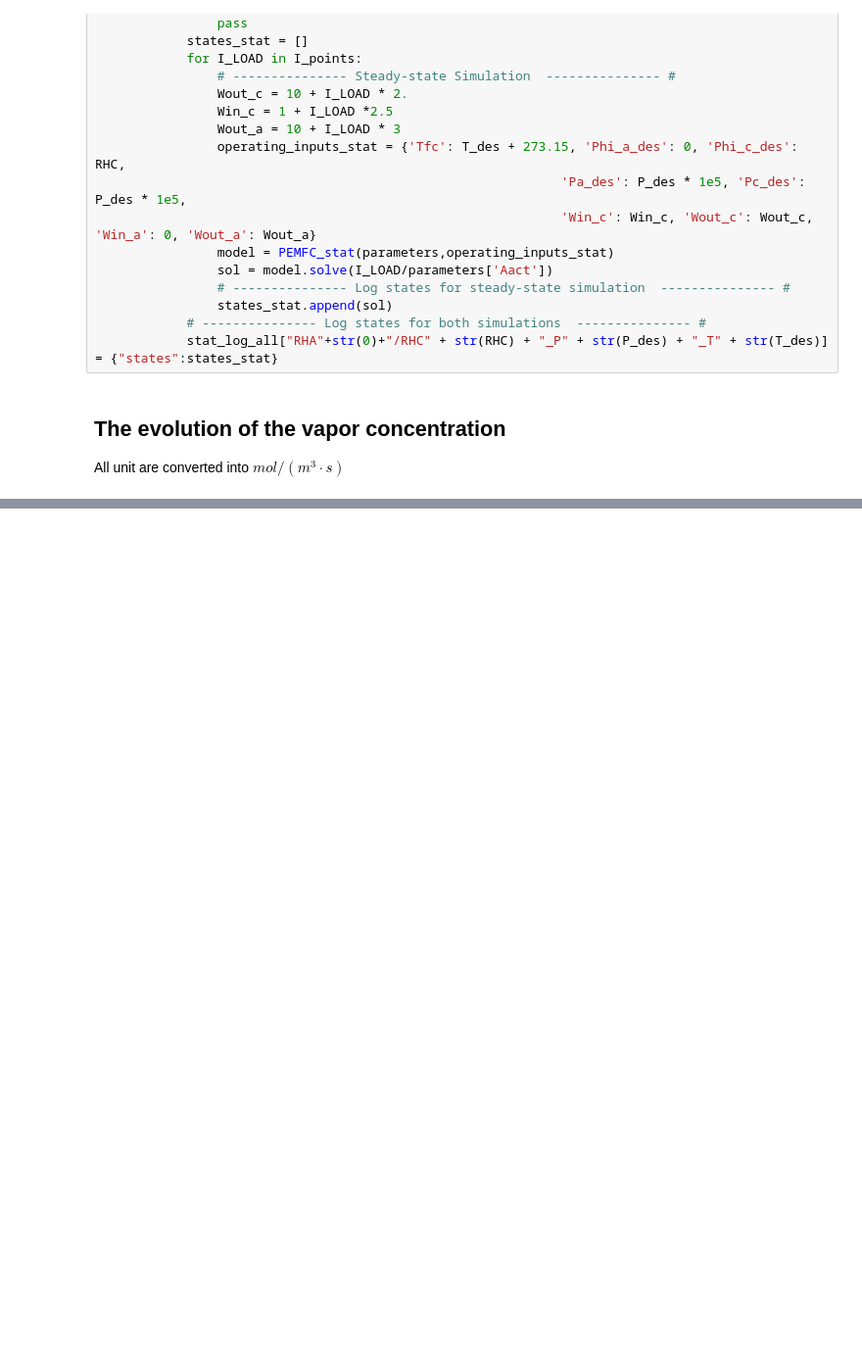
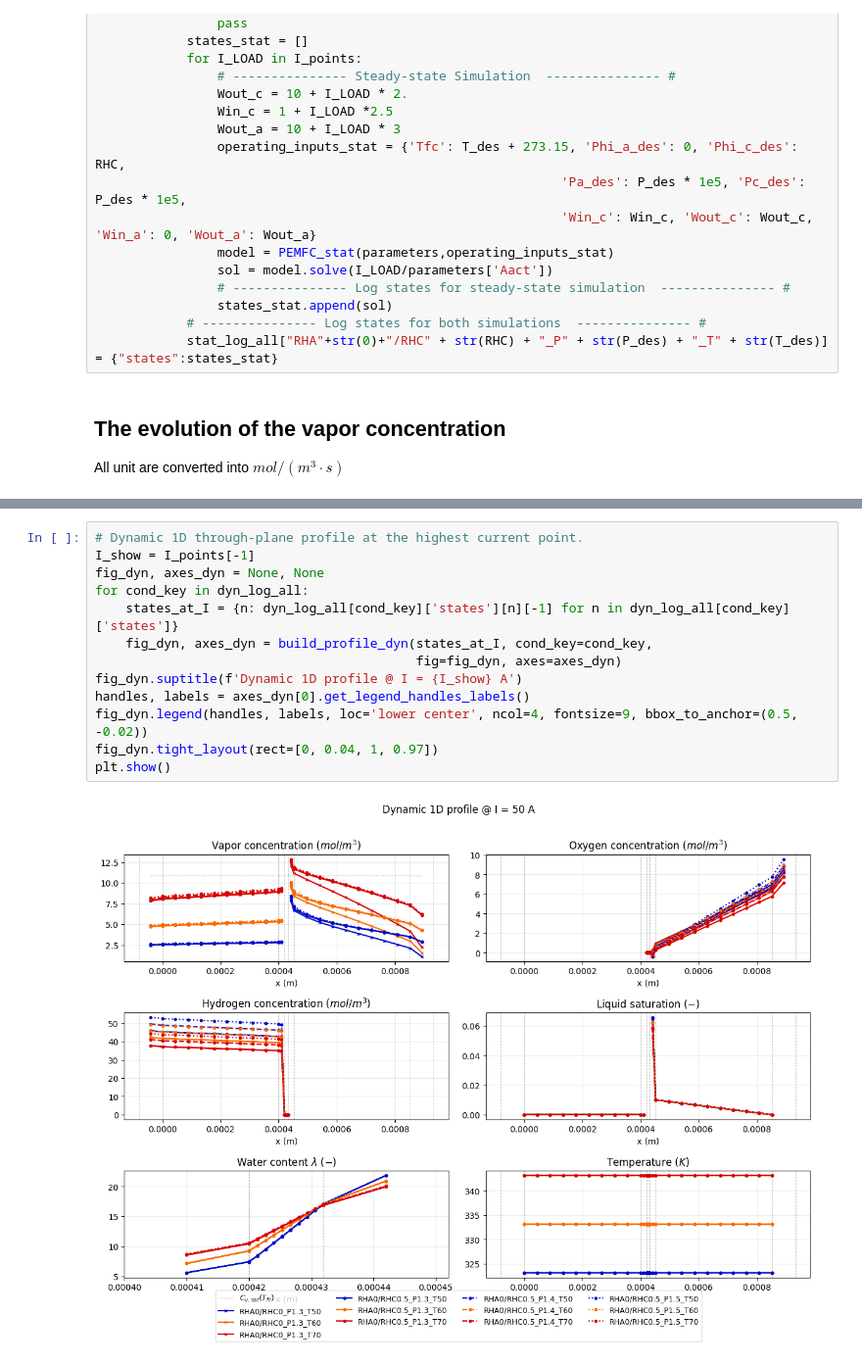
Before and after one commit to YuKwanH/DS-AlphaPEM, a Jupyter notebook: simulation/model/comparison/variables.ipynb, the cells around one changed output, grey strips where cells are left out. Shown at 98% size. Drawn from its saved outputs; the diff is of its cells as text; blank space fills up the shorter version.

```diff
--- a/simulation/model/comparison/variables.ipynb
+++ b/simulation/model/comparison/variables.ipynb
@@ -226,0 +232,15 @@ plt.show()
+# %%
+# Dynamic 1D through-plane profile at the highest current point.
+I_show = I_points[-1]
+fig_dyn, axes_dyn = None, None
+for cond_key in dyn_log_all:
+    states_at_I = {n: dyn_log_all[cond_key]['states'][n][-1] for n in dyn_log_all[cond_key]['states']}
+    fig_dyn, axes_dyn = build_profile_dyn(states_at_I, cond_key=cond_key,
+                                          fig=fig_dyn, axes=axes_dyn)
+fig_dyn.suptitle(f'Dynamic 1D profile @ I = {I_show} A')
+handles, labels = axes_dyn[0].get_legend_handles_labels()
+fig_dyn.legend(handles, labels, loc='lower center', ncol=4, fontsize=9, bbox_to_anchor=(0.5, -0.02))
+fig_dyn.tight_layout(rect=[0, 0.04, 1, 0.97])
+plt.show()
+# %% [output]
+[figure, added]
```
Also changed, not shown: parts of 8 cells of this notebook, 17 other files.
